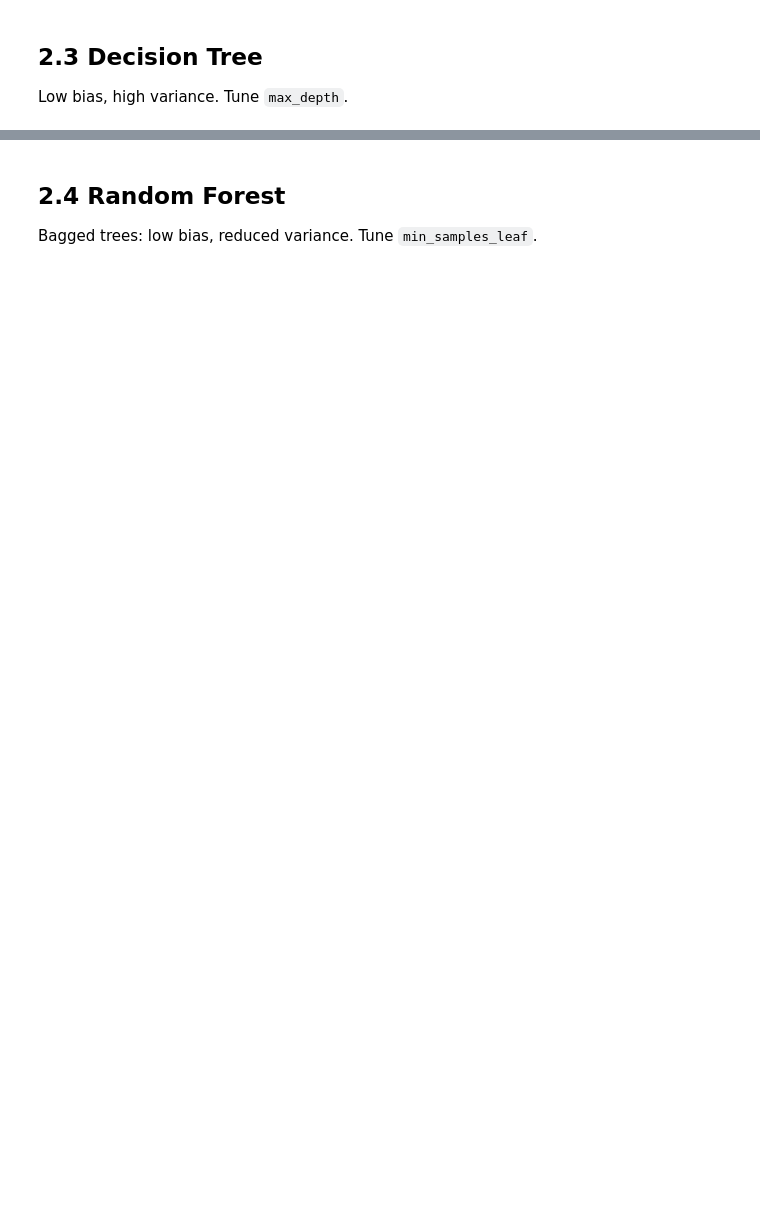
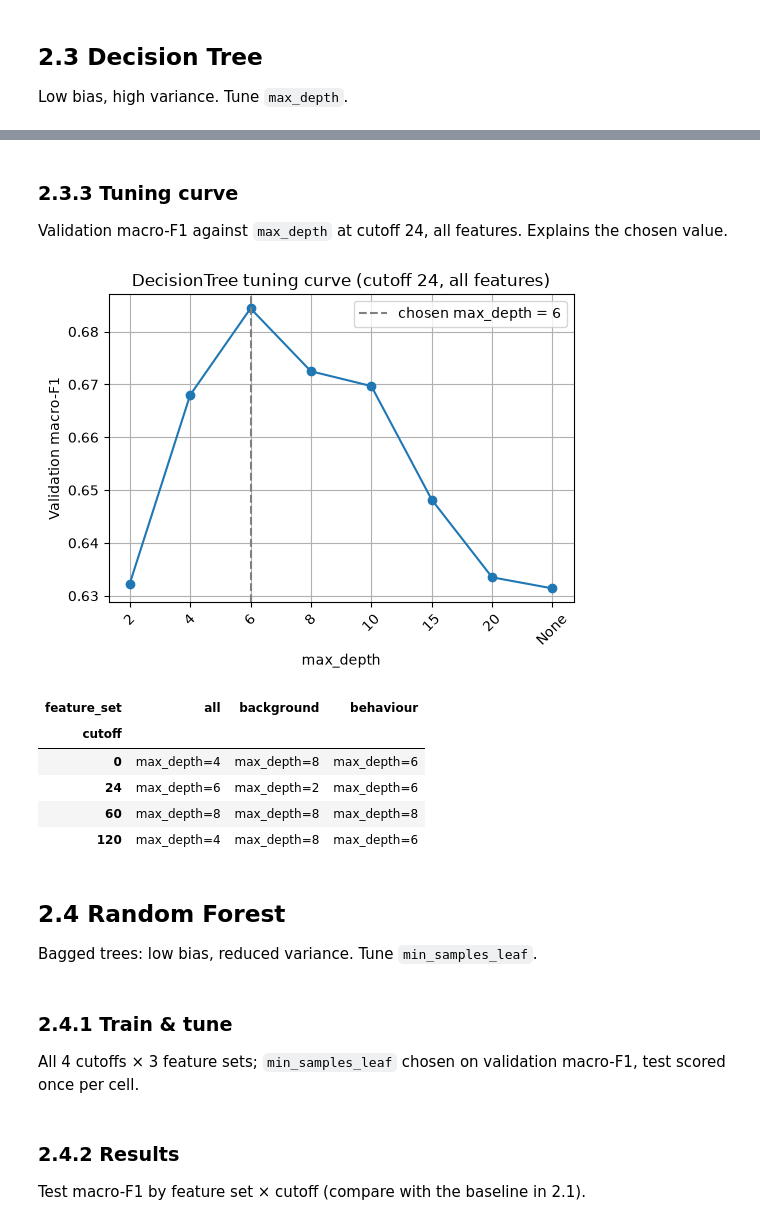
Before and after one commit to guangyu11/OULAD-Prediction, a Jupyter notebook: work_Guangyu.ipynb, the cells around one changed output, grey strips where cells are left out. Saved outputs shown, nothing was run; the diff lists cells and outputs as text; code cells hidden in the pictures; blank space fills up the shorter version.

```diff
--- a/work_Guangyu.ipynb
+++ b/work_Guangyu.ipynb
@@ -79,0 +240,7 @@ Low bias, high variance. Tune `max_depth`.
+# %%
+# run experiment for decision tree
+# tune hyperparameter max_depth on validation set
+dt_rows, dt_curve, dt_pipe = run_experiment(
+    "DecisionTree",
+    DecisionTreeClassifier(random_state=SEED),
+    "max_depth", [2, 4, 6, 8, 10, 15, 20, None])
@@ -80,4 +264,28 @@ Low bias, high variance. Tune `max_depth`.
+# %% [markdown]
+### 2.3.3 Tuning curve
+
+Validation macro-F1 against `max_depth` at cutoff 24, all features. Explains the chosen value.
+# %%
+# visualize the tuning curve for the model with cutoff=24 and feature_set="all"
+plot_curve("DecisionTree", dt_curve, "max_depth")
+
+# plot the chosen max_depth for each decision tree model in FEATURE_SETS x CUTOFF_DAYS
+pd.DataFrame(dt_rows).pivot(index="cutoff",
+                             columns="feature_set",
+                                values="best_param")
+# %% [output]
+[figure, added]
+| feature_set | all | background | behaviour |
+| cutoff |  |  |  |
+| 0 | max_depth=4 | max_depth=8 | max_depth=6 |
+| 24 | max_depth=6 | max_depth=2 | max_depth=6 |
+| 60 | max_depth=8 | max_depth=8 | max_depth=8 |
+| 120 | max_depth=4 | max_depth=8 | max_depth=6 |
 # %% [markdown]
 ## 2.4 Random Forest
 
 Bagged trees: low bias, reduced variance. Tune `min_samples_leaf`.
+# %% [markdown]
+### 2.4.1 Train & tune
+
+All 4 cutoffs × 3 feature sets; `min_samples_leaf` chosen on validation macro-F1, test scored once per cell.
@@ -83,0 +299,4 @@ Bagged trees: low bias, reduced variance. Tune `min_samples_leaf`.
+# %% [markdown]
+### 2.4.2 Results
+
+Test macro-F1 by feature set × cutoff (compare with the baseline in 2.1).
```
Also changed, not shown: parts of 27 cells of this notebook, 2 other files.
